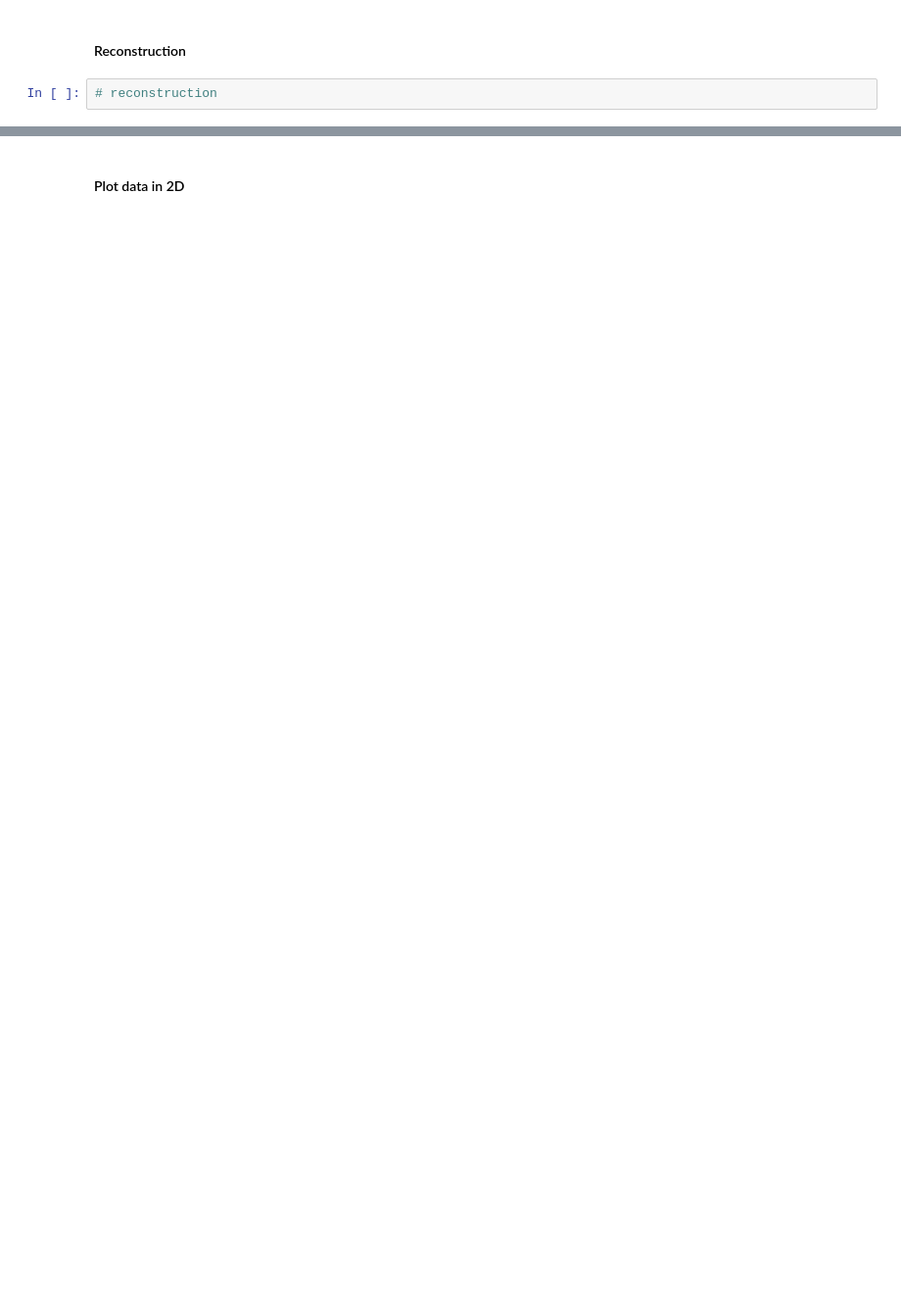
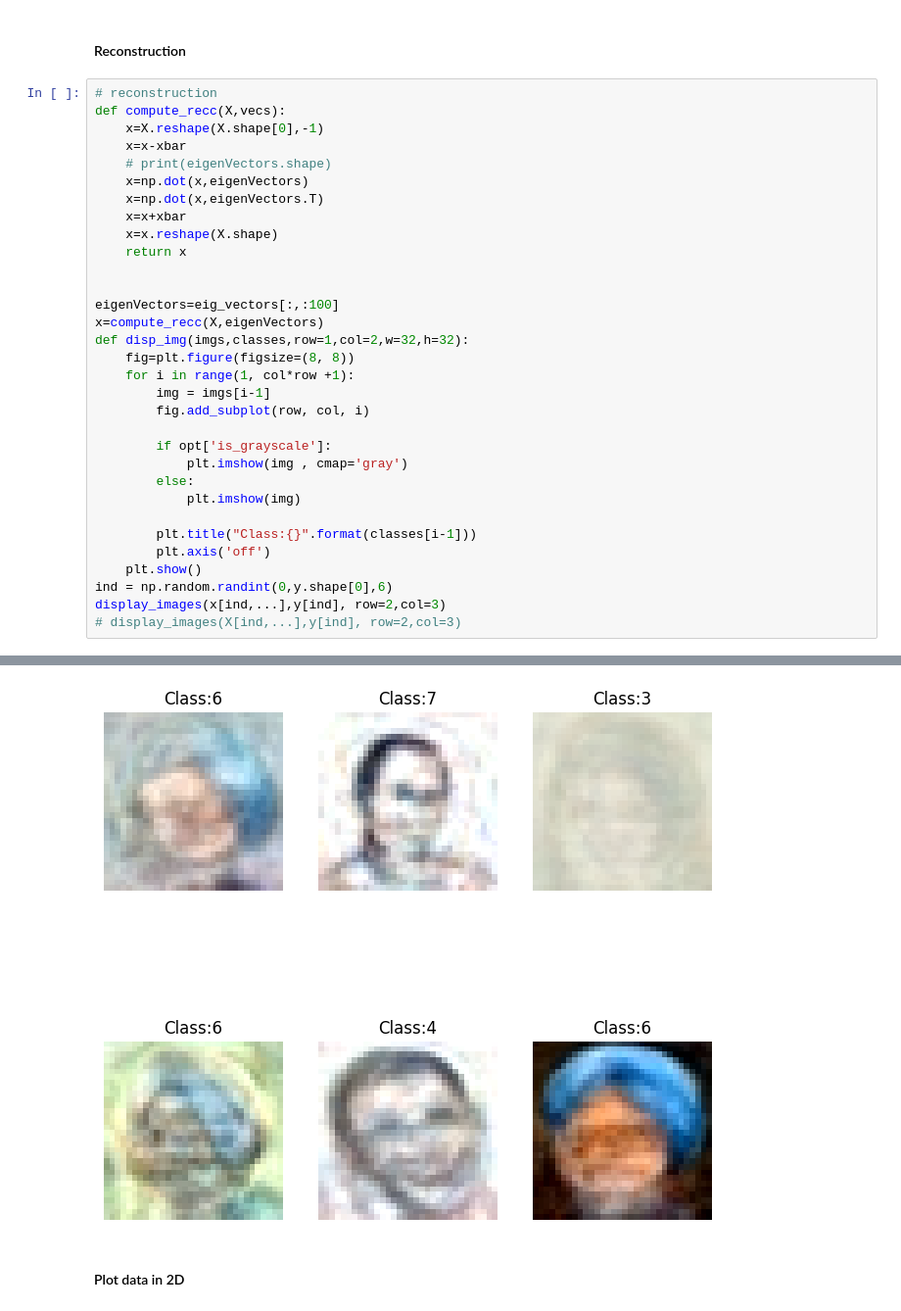
Before and after one commit to shiridikumar/SMAI_assignment, a Jupyter notebook: RollNumber_Q2.ipynb, the cells around one changed output, grey strips where cells are left out. Shown at 98% size. Cells and saved outputs as stored; diff of their text form; blank space fills up the shorter version.

```diff
--- a/RollNumber_Q2.ipynb
+++ b/RollNumber_Q2.ipynb
@@ -206,3 +230,34 @@ plot(eig_vecs,H,W,C, indices)
 #### Reconstruction
 # %%
 # reconstruction
+def compute_recc(X,vecs):
+    x=X.reshape(X.shape[0],-1)
+    x=x-xbar
+    # print(eigenVectors.shape)
+    x=np.dot(x,eigenVectors)
+    x=np.dot(x,eigenVectors.T)
+    x=x+xbar
+    x=x.reshape(X.shape)
+    return x
+
+
+eigenVectors=eig_vectors[:,:100]
+x=compute_recc(X,eigenVectors)
+def disp_img(imgs,classes,row=1,col=2,w=32,h=32):
+    fig=plt.figure(figsize=(8, 8))
+    for i in range(1, col*row +1):
+        img = imgs[i-1]
+        fig.add_subplot(row, col, i)
+
+        if opt['is_grayscale']:
+            plt.imshow(img , cmap='gray')
+        else:
+            plt.imshow(img)
+
+        plt.title("Class:{}".format(classes[i-1]))
+        plt.axis('off')
+    plt.show()
+ind = np.random.randint(0,y.shape[0],6)
+display_images(x[ind,...],y[ind], row=2,col=3)
+# display_images(X[ind,...],y[ind], row=2,col=3)
+# %% [output]
@@ -209,3 +269,4 @@ plot(eig_vecs,H,W,C, indices)
+[figure, added]
 # %% [markdown]
 #### Plot data in 2D
 # %%
```
Also changed, not shown: parts of 9 cells of this notebook, 1 other file.
